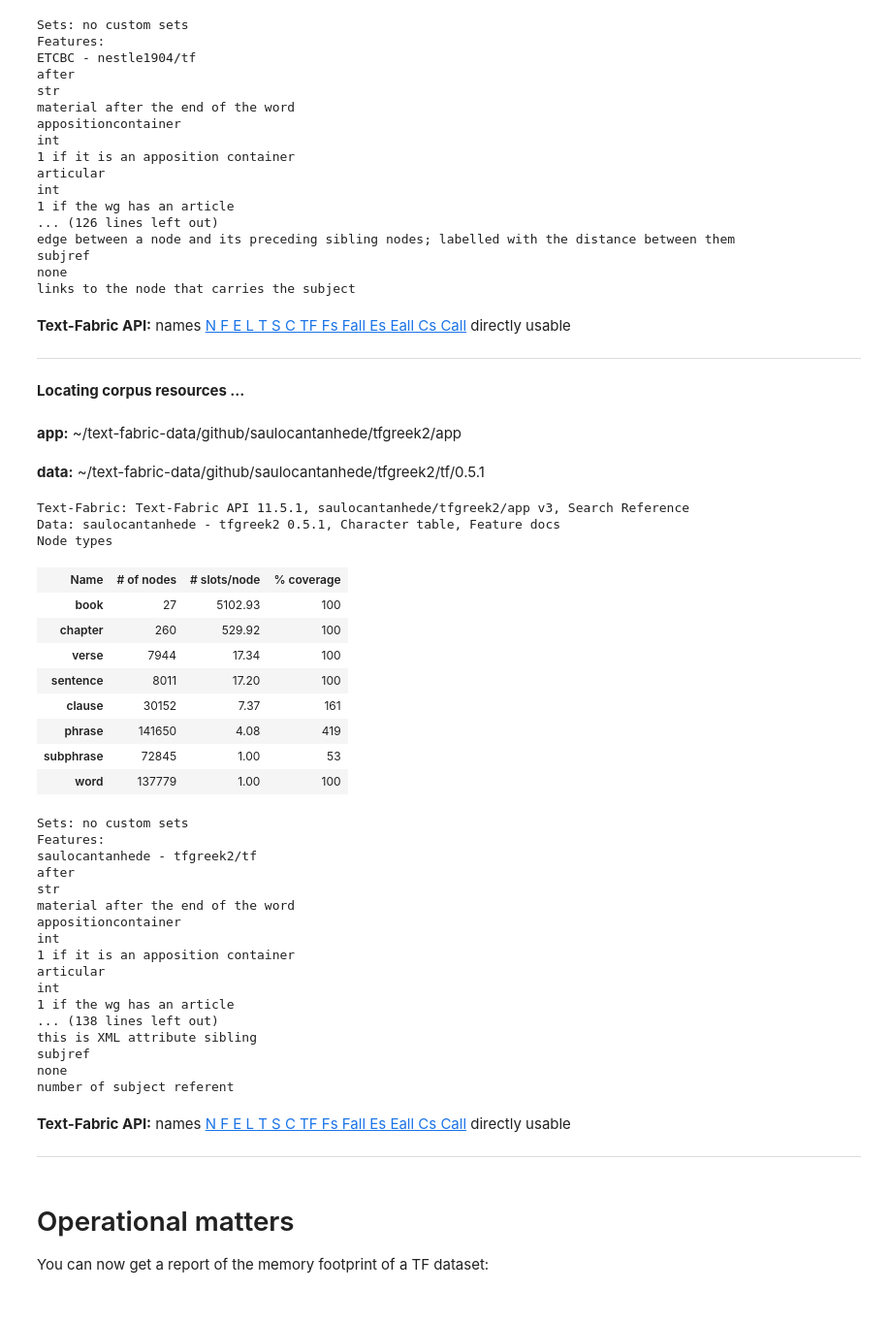
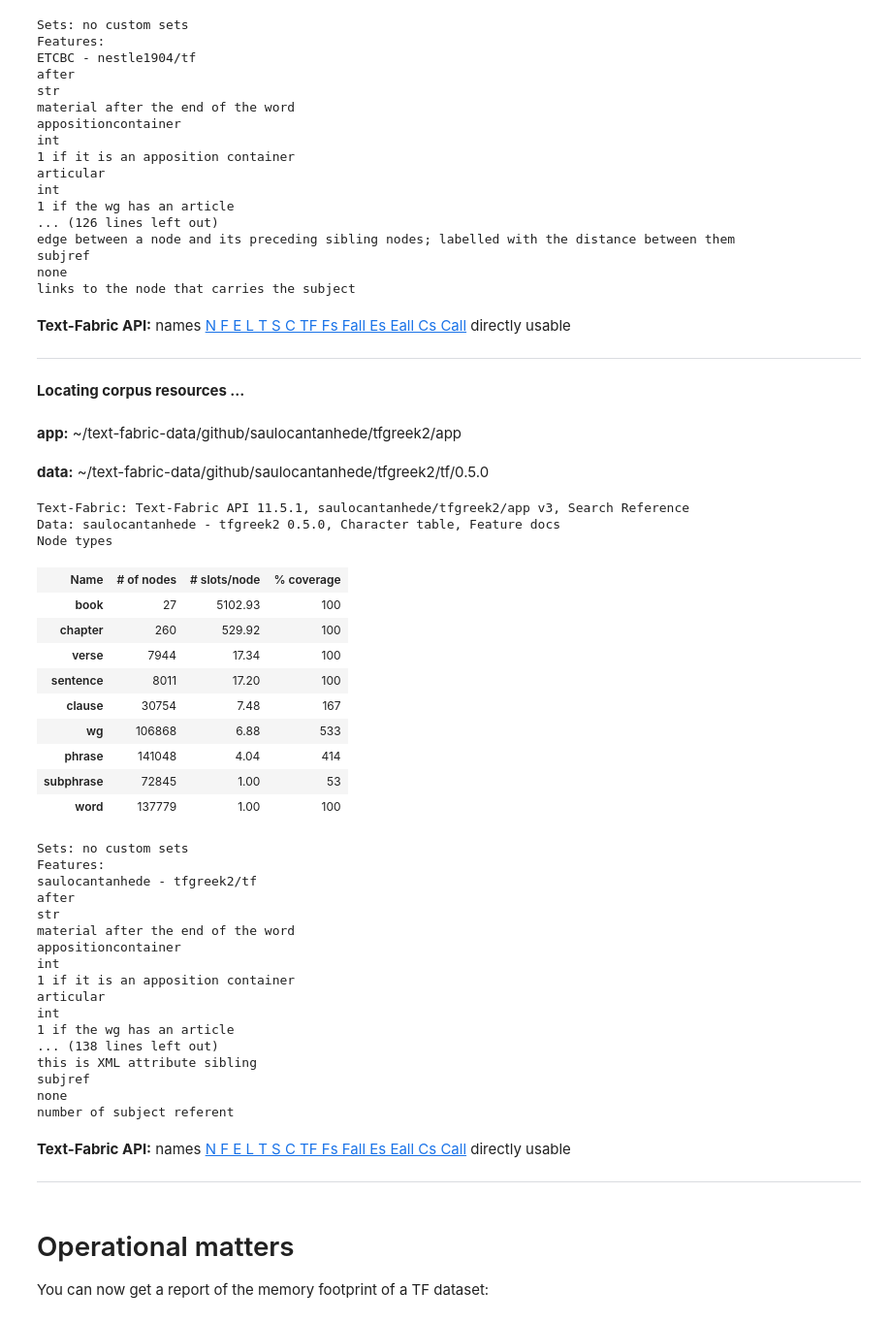
Before and after one commit to saulocantanhede/tfgreek2, a Jupyter notebook: tutorial/tutorial.ipynb, the cells around one changed output. Shown at 97% size. Saved outputs shown, nothing was run; the diff lists cells and outputs as text; code cells hidden in the pictures.

```diff
--- a/tutorial/tutorial.ipynb
+++ b/tutorial/tutorial.ipynb
@@ -7,6 +13,6 @@ from tf.app import use
 # %%
 NA = use("ETCBC/nestle1904", hoist=globals())
-A = use("saulocantanhede/tfgreek2", version="0.5.1", hoist=globals())
+A = use("saulocantanhede/tfgreek2", version="0.5.0", hoist=globals())
 # %% [output]
 **Locating corpus resources ...**
 app: ~/text-fabric-data/github/ETCBC/nestle1904/app
@@ -23,37 +29,38 @@ Node types
 | clause | 30152 | 7.37 | 161 |
 | phrase | 42636 | 3.21 | 99 |
 | w | 137779 | 1.00 | 100 |
 Sets: no custom sets
 Features:
 ETCBC - nestle1904/tf
 after
 str
 material after the end of the word
 appositioncontainer
 int
 1 if it is an apposition container
 articular
 int
 1 if the wg has an article
 ... (126 lines left out)
 edge between a node and its preceding sibling nodes; labelled with the distance between them
 subjref
 none
 links to the node that carries the subject
 Text-Fabric API: names N F E L T S C TF Fs Fall Es Eall Cs Call directly usable
 **Locating corpus resources ...**
 app: ~/text-fabric-data/github/saulocantanhede/tfgreek2/app
-data: ~/text-fabric-data/github/saulocantanhede/tfgreek2/tf/0.5.1
+data: ~/text-fabric-data/github/saulocantanhede/tfgreek2/tf/0.5.0
 Text-Fabric: Text-Fabric API 11.5.1, saulocantanhede/tfgreek2/app v3, Search Reference
-Data: saulocantanhede - tfgreek2 0.5.1, Character table, Feature docs
+Data: saulocantanhede - tfgreek2 0.5.0, Character table, Feature docs
 Node types
 | Name | # of nodes | # slots/node | % coverage |
 | book | 27 | 5102.93 | 100 |
 | chapter | 260 | 529.92 | 100 |
 | verse | 7944 | 17.34 | 100 |
 | sentence | 8011 | 17.20 | 100 |
-| clause | 30152 | 7.37 | 161 |
-| phrase | 141650 | 4.08 | 419 |
+| clause | 30754 | 7.48 | 167 |
+| wg | 106868 | 6.88 | 533 |
+| phrase | 141048 | 4.04 | 414 |
 | subphrase | 72845 | 1.00 | 53 |
 | word | 137779 | 1.00 | 100 |
 Sets: no custom sets
```
Also changed, not shown: parts of 21 cells of this notebook.
